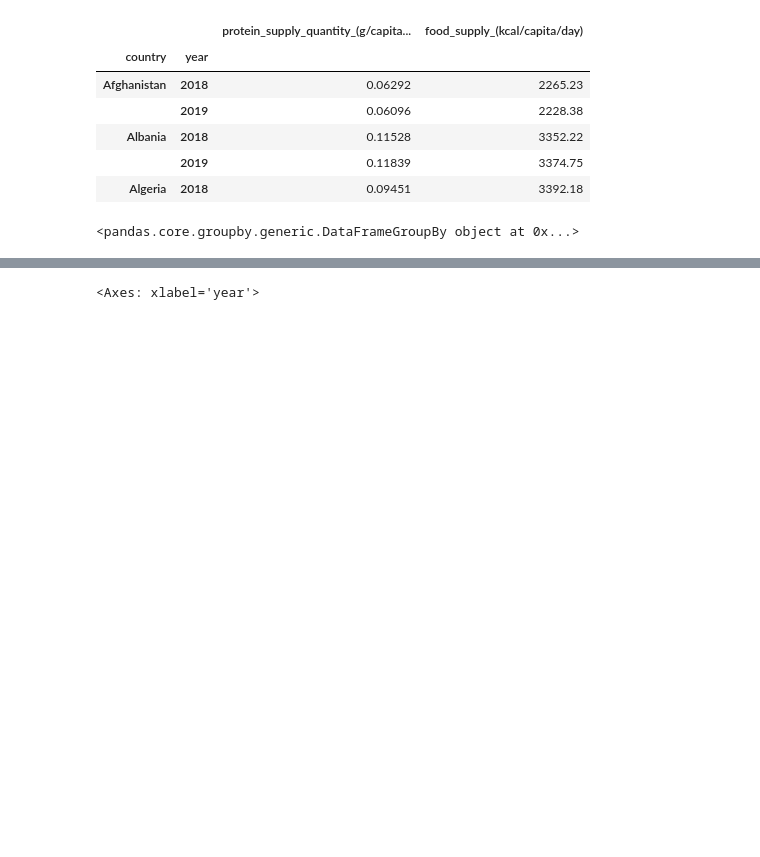
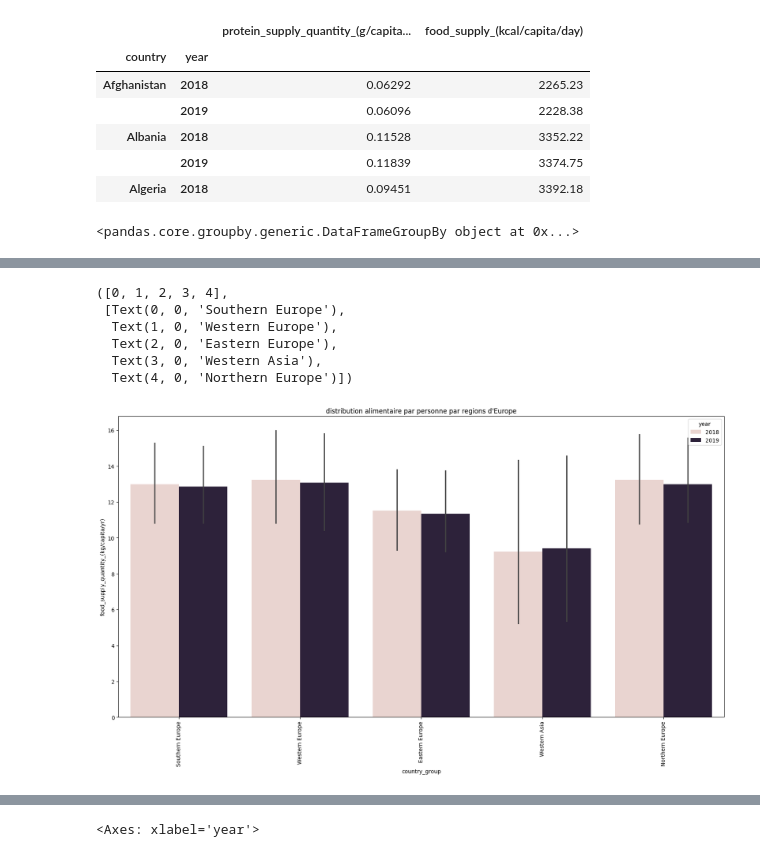
Before and after one commit to t7bo/projet-brief-pandas, a Jupyter notebook: deb.ipynb, the cells around one changed output, grey strips where cells are left out. Saved outputs shown, nothing was run; the diff lists cells and outputs as text; code cells hidden in the pictures; blank space fills up the shorter version.

```diff
--- a/deb.ipynb
+++ b/deb.ipynb
@@ -724,0 +727,15 @@ plt.xticks(rotation=90)
+# %%
+filtre_continent = final_df['continent'] == 'Europe'
+europe = final_df[filtre_continent]
+plt.figure(figsize=(20,10))
+plt.title("distribution alimentaire par personne par regions d'Europe")
+sns.barplot(x = 'country_group', y ='food_supply_quantity_(kg/capita/yr)', data=europe, hue='year')
+plt.xticks(rotation=90)
+# %% [output]
+([0, 1, 2, 3, 4],
+ [Text(0, 0, 'Southern Europe'),
+  Text(1, 0, 'Western Europe'),
+  Text(2, 0, 'Eastern Europe'),
+  Text(3, 0, 'Western Asia'),
+  Text(4, 0, 'Northern Europe')])
+[figure, added]
```
Also changed, not shown: parts of 24 cells of this notebook, 2 other files.
